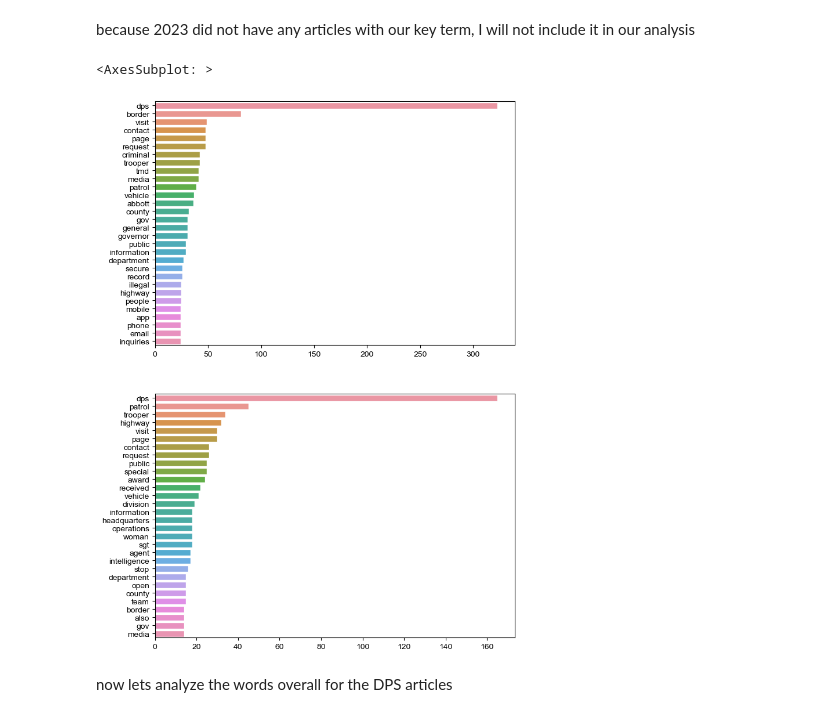
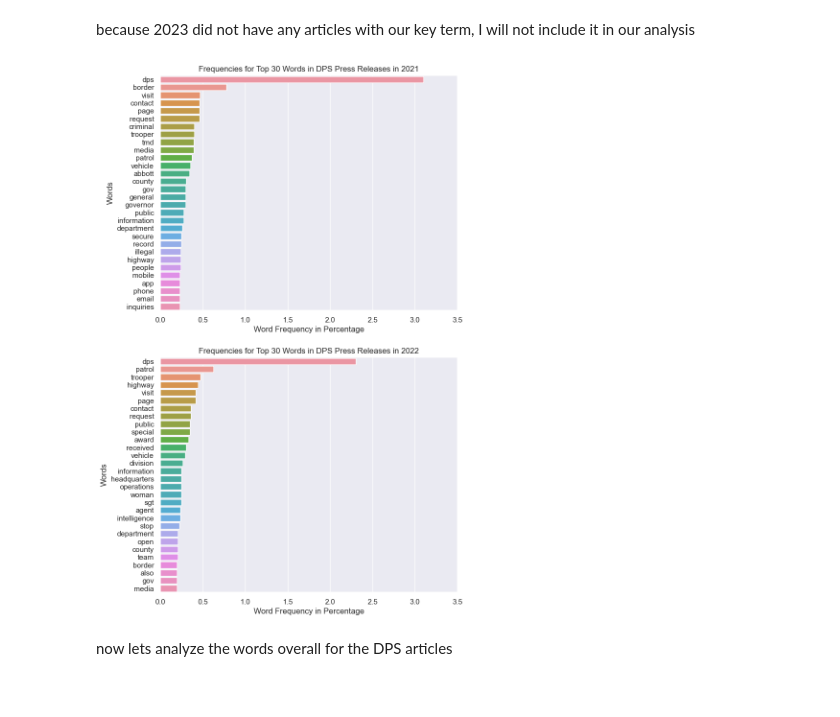
Before and after one commit to djryn/OLS_resesarch, a Jupyter notebook: DPS_scrape.ipynb, the cells around one changed output. Drawn from its saved outputs; the diff is of its cells as text; code cells hidden in the pictures.

```diff
--- a/DPS_scrape.ipynb
+++ b/DPS_scrape.ipynb
@@ -184,6 +184,8 @@ words_to_replace = {
 }
 
 dps_freqs = {}
+total_words = []
+
 for _,d,t in dps_results_np:
 
     # replace similar words and phrases together
@@ -200,6 +202,7 @@ for _,d,t in dps_results_np:
 
     # filter out stop words and save list of frequencies
     filtered_tokens = [token for token in new_tokens if token not in stop_words]
+    total_words.append(len(new_tokens))
     fdist = FreqDist(filtered_tokens)
     dps_freqs[d] = fdist
 
@@ -232,23 +235,32 @@ import matplotlib.pyplot as plt
 # %% [markdown]
 because 2023 did not have any articles with our key term, I will not include it in our analysis
 # %%
-dps_top_words_2021 = dps_freqs['2021'].most_common(30)
-dps_top_words_2022 = dps_freqs['2022'].most_common(30)
+dps_top_words_2021 = [(k ,(v/total_words[0])*100) for k, v in dps_freqs['2021'].most_common(30)]
+dps_top_words_2022 = [(k ,(v/total_words[1])*100) for k, v in dps_freqs['2022'].most_common(30)]
 
 
 # Create a bar plot of the most common words
-fig, axes = plt.subplots(2,1,figsize=(8,12))
+fig, axes = plt.subplots(2,1,figsize=(8,14))
 sns.set(style="darkgrid")
 sns.barplot(ax = axes[0],
             x=[w[1] for w in dps_top_words_2021],
             y=[w[0] for w in dps_top_words_2021])
+axes[0].set(xlabel='Word Frequency in Percentage',
+            ylabel='Words',
+            title='Frequencies for Top 30 Words in DPS Press Releases in 2021')
+axes[0].set_xlim(0,3.5)
 
 sns.barplot(ax = axes[1],
             x=[w[1] for w in dps_top_words_2022],
             y=[w[0] for w in dps_top_words_2022])
+axes[1].set(xlabel='Word Frequency in Percentage',
+            ylabel='Words',
+            title='Frequencies for Top 30 Words in DPS Press Releases in 2022')
+axes[1].set_xlim(0,3.5)
+
+plt.show()
 # %% [output]
-<AxesSubplot: >
-[figure, old version]
+[figure, new version]
 # %% [markdown]
 now lets analyze the words overall for the DPS articles
 # %%
```
Also changed, not shown: parts of 3 cells of this notebook, 2 other files.
